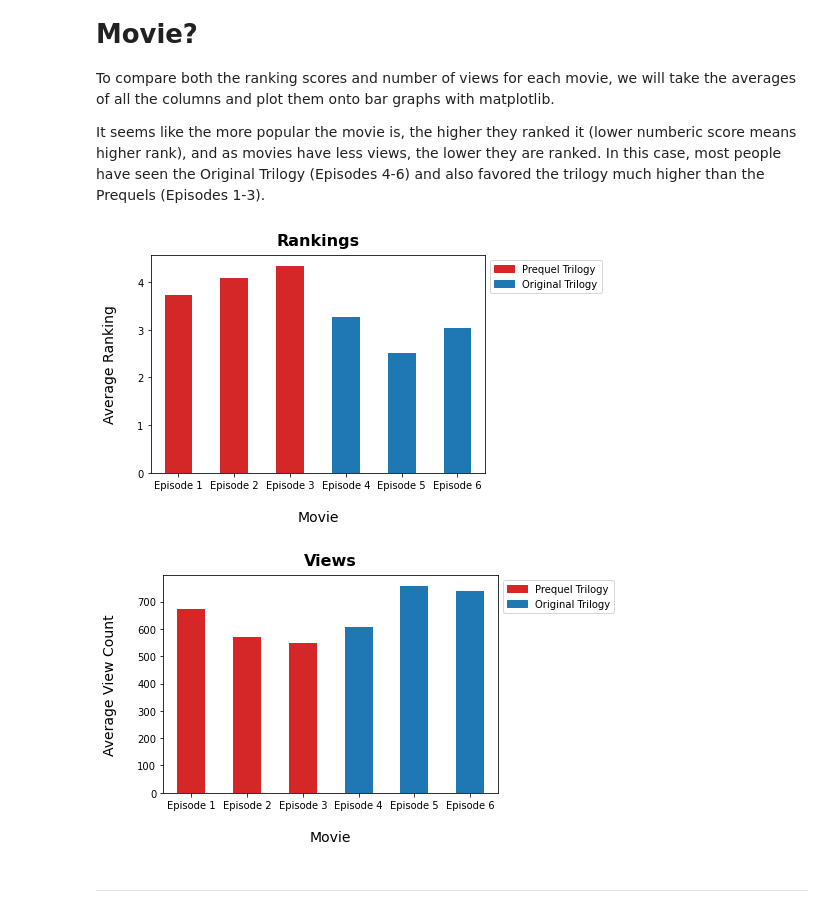
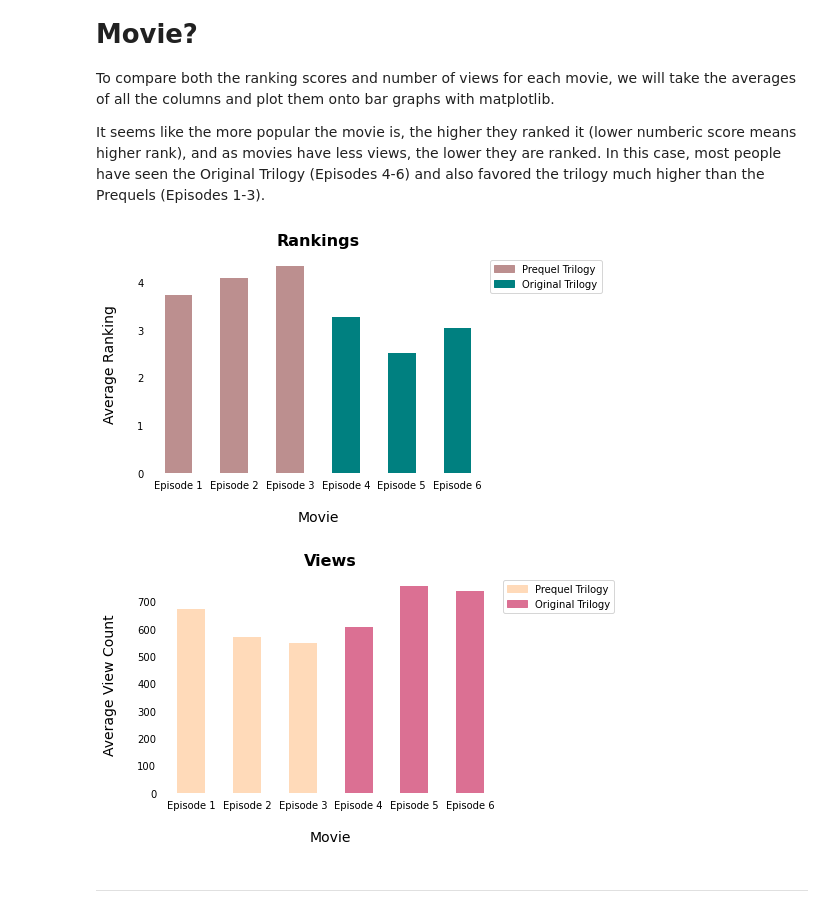
Before and after one commit to willnguyen14/Star-Wars-Survey, a Jupyter notebook: Star_Wars_Survey.ipynb, the cells around one changed output. Cells and saved outputs as stored; diff of their text form; code cells hidden in the pictures.

```diff
--- a/Star_Wars_Survey.ipynb
+++ b/Star_Wars_Survey.ipynb
@@ -235,54 +236,68 @@ import matplotlib.patches as mpatches
 
 # create a function to graph the rankings
 def ranking(df, title, y_axis):
-    df.iloc[:, 9:15].mean().plot.bar(color=['tab:red', 'tab:red', 'tab:red',
-                                            'tab:blue', 'tab:blue', 'tab:blue'])
+    df.iloc[:, 9:15].mean().plot.bar(color=['rosybrown', 'rosybrown', 'rosybrown',
+                                            'teal', 'teal', 'teal'])
 
     plt.title(title, fontsize=16, fontweight='bold', pad=10)
 
-    red_patch = mpatches.Patch(color='tab:red', label='Prequel Trilogy')
-    blue_patch = mpatches.Patch(color='tab:blue', label='Original Trilogy')
+    rosy_patch = mpatches.Patch(color='rosybrown', label='Prequel Trilogy')
+    teal_patch = mpatches.Patch(color='teal', label='Original Trilogy')
 
-    plt.legend(handles=[red_patch, blue_patch], loc='upper left', bbox_to_anchor=(1, 1))
+    plt.legend(handles=[rosy_patch, teal_patch], loc='upper left', bbox_to_anchor=(1, 1))
+
+    plt.gca().spines['top'].set_visible(False)
+    plt.gca().spines['right'].set_visible(False)
+    plt.gca().spines['left'].set_visible(False)
+    plt.gca().spines['bottom'].set_visible(False)
+
+    plt.tick_params(left=False, bottom=False)
 
     plt.xticks(ticks=[0,1,2,3,4,5], rotation='horizontal',
                labels=['Episode 1','Episode 2','Episode 3','Episode 4','Episode 5','Episode 6'])
 
     plt.xlabel('Movie', fontsize=14, labelpad=20)
     plt.ylabel(y_axis, fontsize=14, labelpad=20)
 
     plt.show()
     print('\n')
 
 
 # create a function to graph the view counts
 def views(df, title, y_axis):
-    df.loc[:, "seen_1":"seen_6"].sum().plot.bar(color=['tab:red', 'tab:red', 'tab:red',
-                                                       'tab:blue', 'tab:blue', 'tab:blue'])
+    df.loc[:, "seen_1":"seen_6"].sum().plot.bar(color=['peachpuff', 'peachpuff', 'peachpuff',
+                                                       'palevioletred', 'palevioletred', 'palevioletred'])
 
     plt.title(title, fontsize=16, fontweight='bold', pad=10)
 
-    red_patch = mpatches.Patch(color='tab:red', label='Prequel Trilogy')
-    blue_patch = mpatches.Patch(color='tab:blue', label='Original Trilogy')
+    peach_patch = mpatches.Patch(color='peachpuff', label='Prequel Trilogy')
+    pale_patch = mpatches.Patch(color='palevioletred', label='Original Trilogy')
 
-    plt.legend(handles=[red_patch, blue_patch], loc='upper left', bbox_to_anchor=(1, 1))
+    plt.legend(handles=[peach_patch, pale_patch], loc='upper left', bbox_to_anchor=(1, 1))
+
+    plt.gca().spines['top'].set_visible(False)
+    plt.gca().spines['right'].set_visible(False)
+    plt.gca().spines['left'].set_visible(False)
+    plt.gca().spines['bottom'].set_visible(False)
+
+    plt.tick_params(left=False, bottom=False)
 
     plt.xticks(ticks=[0,1,2,3,4,5], rotation='horizontal',
                labels=['Episode 1','Episode 2','Episode 3','Episode 4','Episode 5','Episode 6'])
 
     plt.xlabel('Movie', fontsize=14, labelpad=20)
     plt.ylabel(y_axis, fontsize=14, labelpad=20)
 
     plt.show()
     print('\n')
 
 
 # remember that the lower a ranking is, the more favorable that movie
 ranking(df=star_wars, title='Rankings', y_axis='Average Ranking')
 views(df=star_wars, title='Views', y_axis='Average View Count')
 # %% [output]
-[figure, old version]
+[figure, new version]
-[figure, old version]
+[figure, new version]
 # %% [markdown]
 ---
 # %% [markdown]
```
Also changed, not shown: parts of 16 cells of this notebook.
